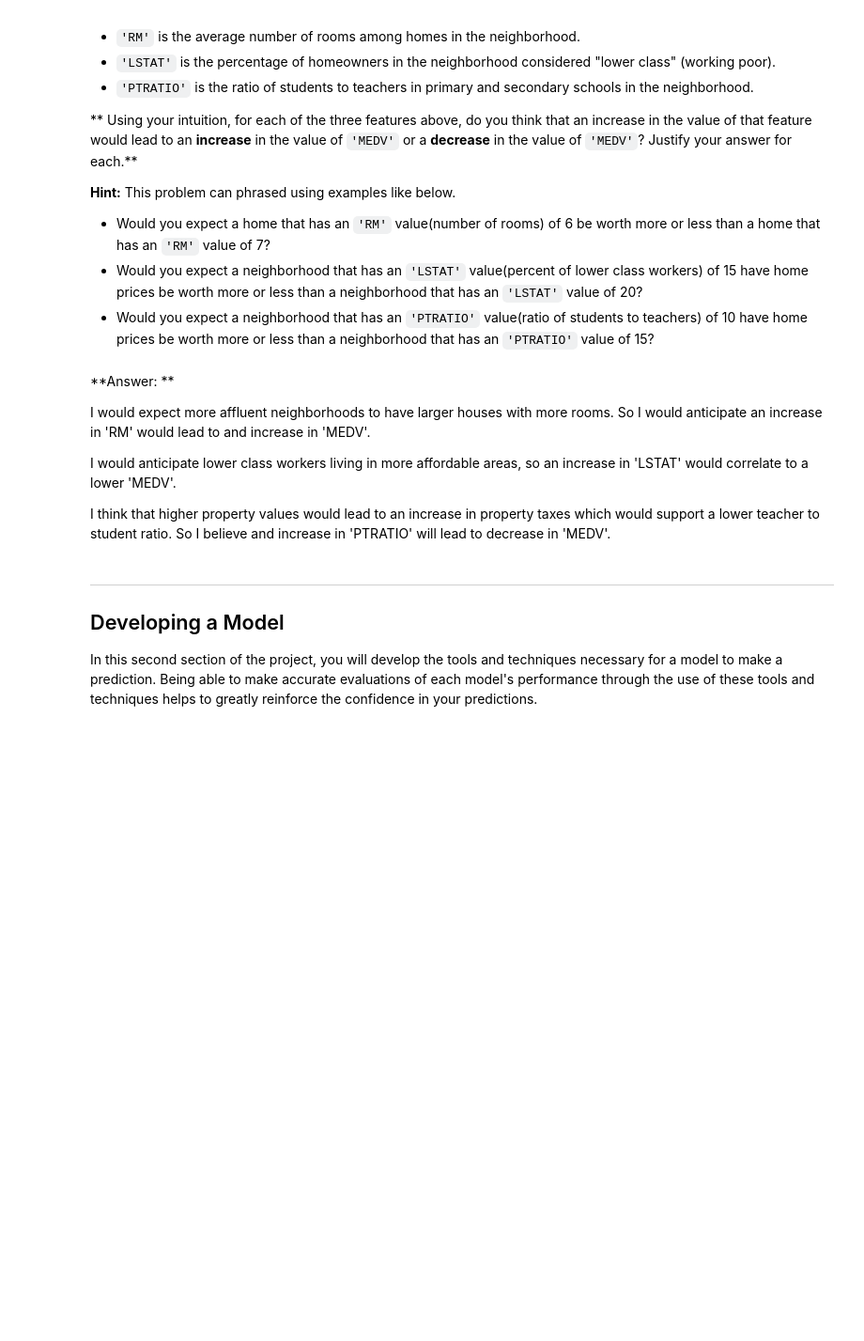
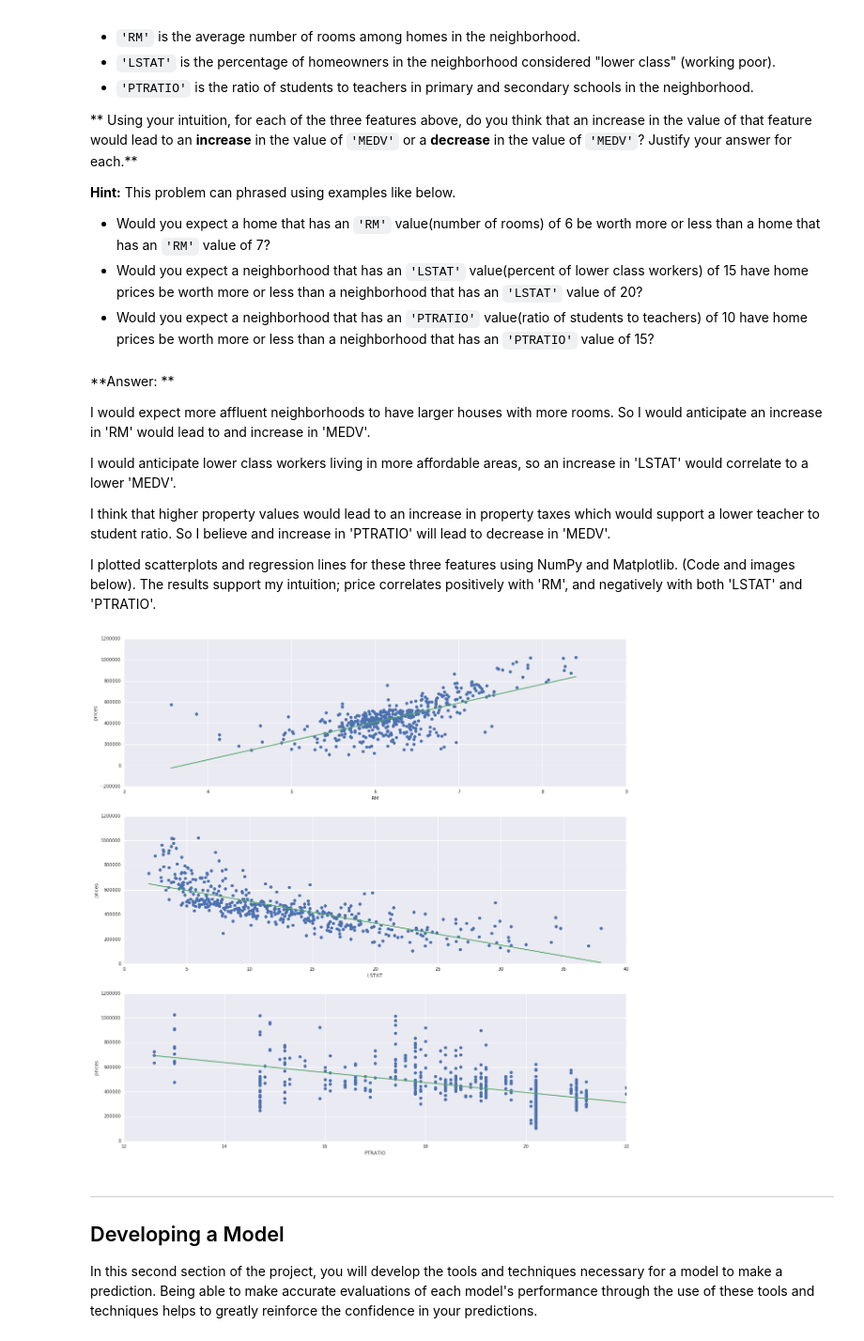
Before and after one commit to plushduck/machine-learning, a Jupyter notebook: projects/boston_housing/boston_housing.ipynb, the cells around one changed output. Shown at 94% size. Saved outputs shown, nothing was run; the diff lists cells and outputs as text; code cells hidden in the pictures; blank space fills up the shorter version.

```diff
--- a/projects/boston_housing/boston_housing.ipynb
+++ b/projects/boston_housing/boston_housing.ipynb
@@ -106,6 +106,38 @@ I would expect more affluent neighborhoods to have larger houses with more rooms
 I would anticipate lower class workers living in more affordable areas, so an increase in 'LSTAT' would correlate to a lower 'MEDV'.
 
 I think that higher property values would lead to an increase in property taxes which would support a lower teacher to student ratio. So I believe and increase in 'PTRATIO' will lead to decrease in 'MEDV'.
+
+I plotted scatterplots and regression lines for these three features using NumPy and Matplotlib. (Code and images below). The results support my intuition; price correlates positively with 'RM', and negatively with both 'LSTAT' and 'PTRATIO'.
+# %%
+import matplotlib.pyplot as plt
+import numpy as np
+
+# figsize tuple specifies (width, height)
+plt.figure(figsize=(20, 20))
+plt.rc('lines', linewidth=2)
+
+for i, col in enumerate(features.columns):
+
+    # subplot args are nrows, ncols, plot_number (starting at 1)
+    plt.subplot(3,1,i+1)
+
+    # Add scatterplot
+    plt.plot(data[col], prices, 'o')
+
+    # Use numpy to fit a linear least squares regression line to the data
+    p1_coefs = np.polyfit(data[col], prices,1)
+    p1 = np.poly1d(p1_coefs)
+
+    # Plot the regression line
+    feature_min = np.amin(data[col])
+    feature_max = np.amax(data[col])
+    x = np.linspace(feature_min, feature_max, 10)
+    plt.plot(x,p1(x), '-')
+
+    plt.xlabel(col)
+    plt.ylabel('prices')
+# %% [output]
+[figure, added]
 # %% [markdown]
 ----
 
```
Also changed, not shown: parts of 7 cells of this notebook, 1 other file.
